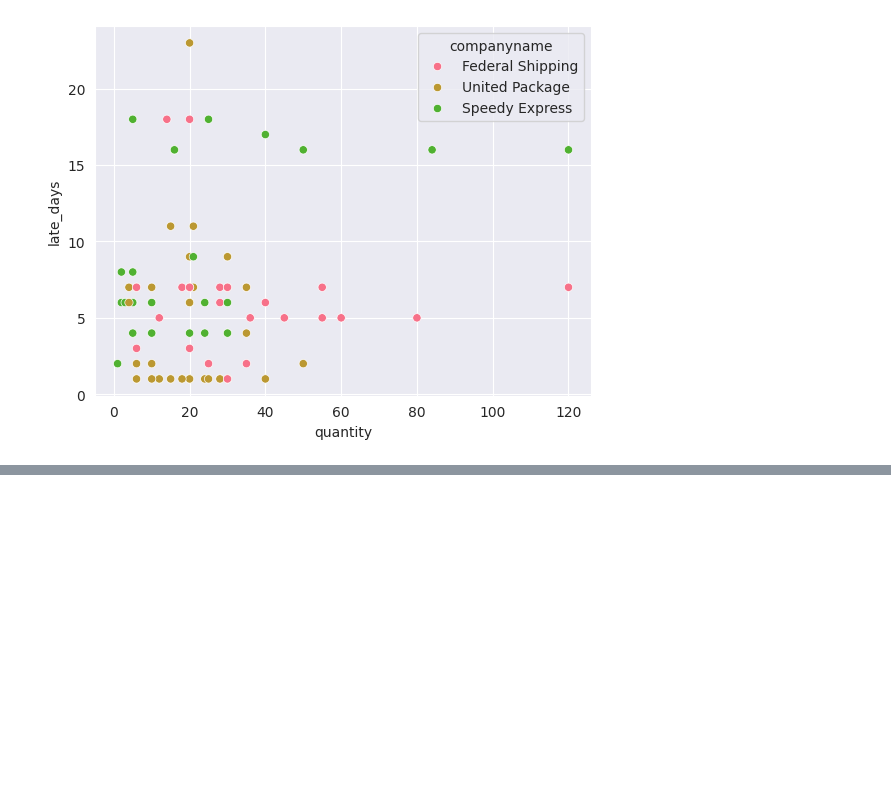
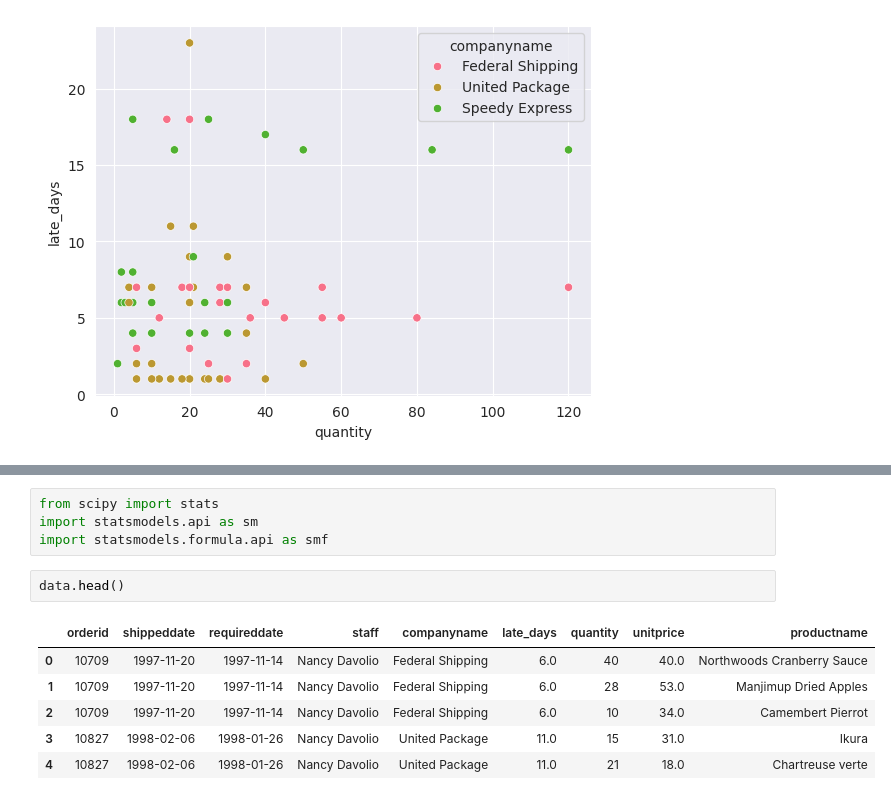
Before and after one commit to Muyiiwaa/python_and_sql_4_data-analysis, a Jupyter notebook: Exploratory_Data_Analysis_2.ipynb, the cells around one changed output, grey strips where cells are left out. Drawn from its saved outputs; the diff is of its cells as text; blank space fills up the shorter version.

```diff
--- a/Exploratory_Data_Analysis_2.ipynb
+++ b/Exploratory_Data_Analysis_2.ipynb
@@ -202,0 +203,13 @@ sns.scatterplot(data = data, x = 'quantity', y='late_days', hue = 'companyname')
+# %%
+from scipy import stats
+import statsmodels.api as sm
+import statsmodels.formula.api as smf
+# %%
+data.head()
+# %% [output]
+|  | orderid | shippeddate | requireddate | staff | companyname | late_days | quantity | unitprice | productname |
+| 0 | 10709 | 1997-11-20 | 1997-11-14 | Nancy Davolio | Federal Shipping | 6.0 | 40 | 40.0 | Northwoods Cranberry Sauce |
+| 1 | 10709 | 1997-11-20 | 1997-11-14 | Nancy Davolio | Federal Shipping | 6.0 | 28 | 53.0 | Manjimup Dried Apples |
+| 2 | 10709 | 1997-11-20 | 1997-11-14 | Nancy Davolio | Federal Shipping | 6.0 | 10 | 34.0 | Camembert Pierrot |
+| 3 | 10827 | 1998-02-06 | 1998-01-26 | Nancy Davolio | United Package | 11.0 | 15 | 31.0 | Ikura |
+| 4 | 10827 | 1998-02-06 | 1998-01-26 | Nancy Davolio | United Package | 11.0 | 21 | 18.0 | Chartreuse verte |
```
Also changed, not shown: parts of 12 cells of this notebook.
